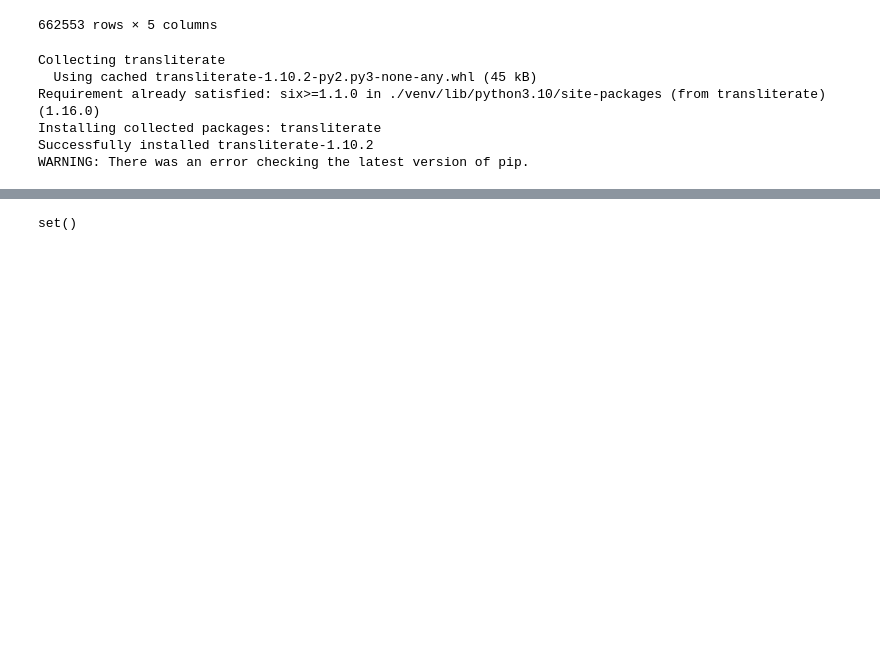
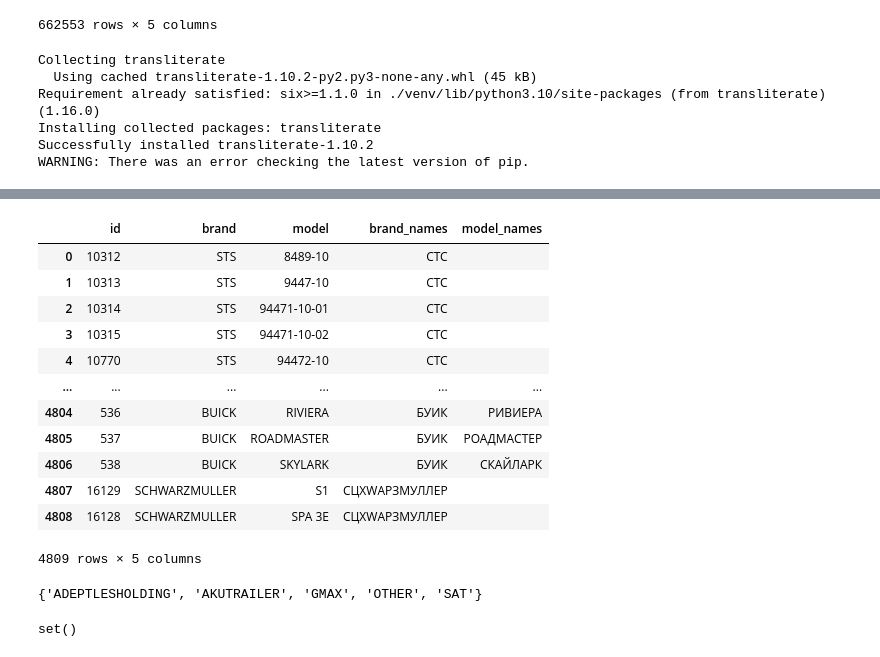
Before and after one commit to dumperize/autostat, a Jupyter notebook: src/notebooks/synonims.ipynb, the cells around one changed output, grey strips where cells are left out. Cells and saved outputs as stored; diff of their text form; code cells hidden in the pictures; blank space fills up the shorter version.

```diff
--- a/src/notebooks/synonims.ipynb
+++ b/src/notebooks/synonims.ipynb
@@ -321,0 +267,24 @@ set(df1['Brand_AS']) - set(dictionary.keys())
+# %%
+l = []
+def f_com(s1,s2):
+    s1 = re.sub(r'-'," ", s1)
+    s1 = re.sub(r' ',"", s1)
+    s2 = re.sub(r'-'," ", s2)
+    s2 = re.sub(r' ',"", s2)
+    return s1 != s2
+
+for brand in dictionary:
+    brand_names = [x['name'] for x in dictionary[brand]['names'] if x['name'] != brand]
+    for model in dictionary[brand]['models']:
+        el = dictionary[brand]['models'][model]
+        sql_id = el['sql_id']
+        model_names = [x['name'] for x in el['names'] if f_com(x['name'], el['id'])]
+        l.append({
+            "id": sql_id,
+            "brand": brand,
+            "model": el['id'],
+            "brand_names": ' | '.join(brand_names),
+            "model_names": ' | '.join(model_names)
+        })
+
+l
@@ -322,3 +309,26 @@ set(df1['Brand_AS']) - set(dictionary.keys())
+# %%
+df2 = pd.DataFrame.from_dict(l)
+df2.to_csv('data/raw/brand_mopdel_dict.csv', index=False)
+# %%
+df2
+# %% [output]
+|  | id | brand | model | brand_names | model_names |
+| 0 | 10312 | STS | 8489-10 | СТС |  |
+| 1 | 10313 | STS | 9447-10 | СТС |  |
+| 2 | 10314 | STS | 94471-10-01 | СТС |  |
+| 3 | 10315 | STS | 94471-10-02 | СТС |  |
+| 4 | 10770 | STS | 94472-10 | СТС |  |
+| ... | ... | ... | ... | ... | ... |
+| 4804 | 536 | BUICK | RIVIERA | БУИК | РИВИЕРА |
+| 4805 | 537 | BUICK | ROADMASTER | БУИК | РОАДМАСТЕР |
+| 4806 | 538 | BUICK | SKYLARK | БУИК | СКАЙЛАРК |
+| 4807 | 16129 | SCHWARZMULLER | S1 | СЦХWАРЗМУЛЛЕР |  |
+| 4808 | 16128 | SCHWARZMULLER | SPA 3E | СЦХWАРЗМУЛЛЕР |  |
+4809 rows × 5 columns
+# %%
+set(df1['Brand_AS']) - set(dictionary.keys())
+# %% [output]
+{'ADEPTLESHOLDING', 'AKUTRAILER', 'GMAX', 'OTHER', 'SAT'}
 # %%
 set(dictionary.keys()) - set(df1['Brand_AS'])
 # %% [output]
```
Also changed, not shown: parts of 13 cells of this notebook, 6 other files.
